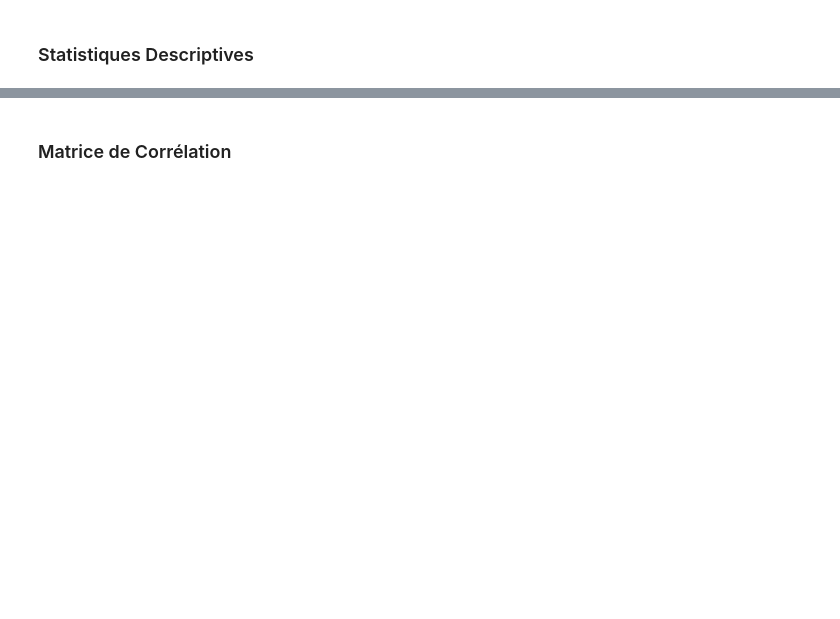
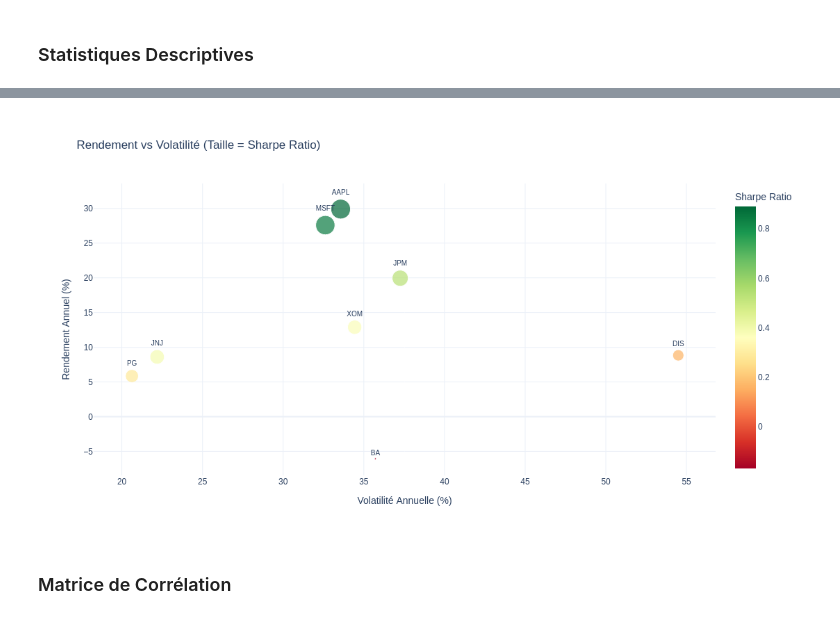
Before and after one commit to narumarc/ml-robot-advisor, a Jupyter notebook: notebooks/portfolio_optimization_demo.ipynb, the cells around one changed output, grey strips where cells are left out. Saved outputs shown, nothing was run; the diff lists cells and outputs as text; code cells hidden in the pictures; blank space fills up the shorter version.

```diff
--- a/notebooks/portfolio_optimization_demo.ipynb
+++ b/notebooks/portfolio_optimization_demo.ipynb
@@ -156,3 +270,33 @@ fig.show()
+# %%
+import numpy as np
+import plotly.express as px
+
+# --- Make sure marker sizes are all positive ---
+# Shift Sharpe ratios so that the smallest value is slightly above 0
+size = sharpe_ratios - np.min(sharpe_ratios) + 0.01
+
+# Scatter plot: Volatility vs Return, marker size = Sharpe ratio
+fig = px.scatter(
+    x=annual_volatility * 100,
+    y=annual_returns * 100,
+    text=stats_df.index,
+    color=sharpe_ratios,
+    size=size,
+    color_continuous_scale='RdYlGn',
+    labels={
+        'x': 'Volatilité Annuelle (%)',
+        'y': 'Rendement Annuel (%)',
+        'color': 'Sharpe Ratio'
+    },
+    title='Rendement vs Volatilité (Taille = Sharpe Ratio)'
+)
+
+fig.update_traces(textposition='top center', textfont_size=10)
+fig.update_layout(height=600, template='plotly_white')
+
+fig.show()
+# %% [output]
+[figure, added]
 # %% [markdown]
 ###  Matrice de Corrélation
 # %%
```
Also changed, not shown: parts of 14 cells of this notebook, 19 other files.
